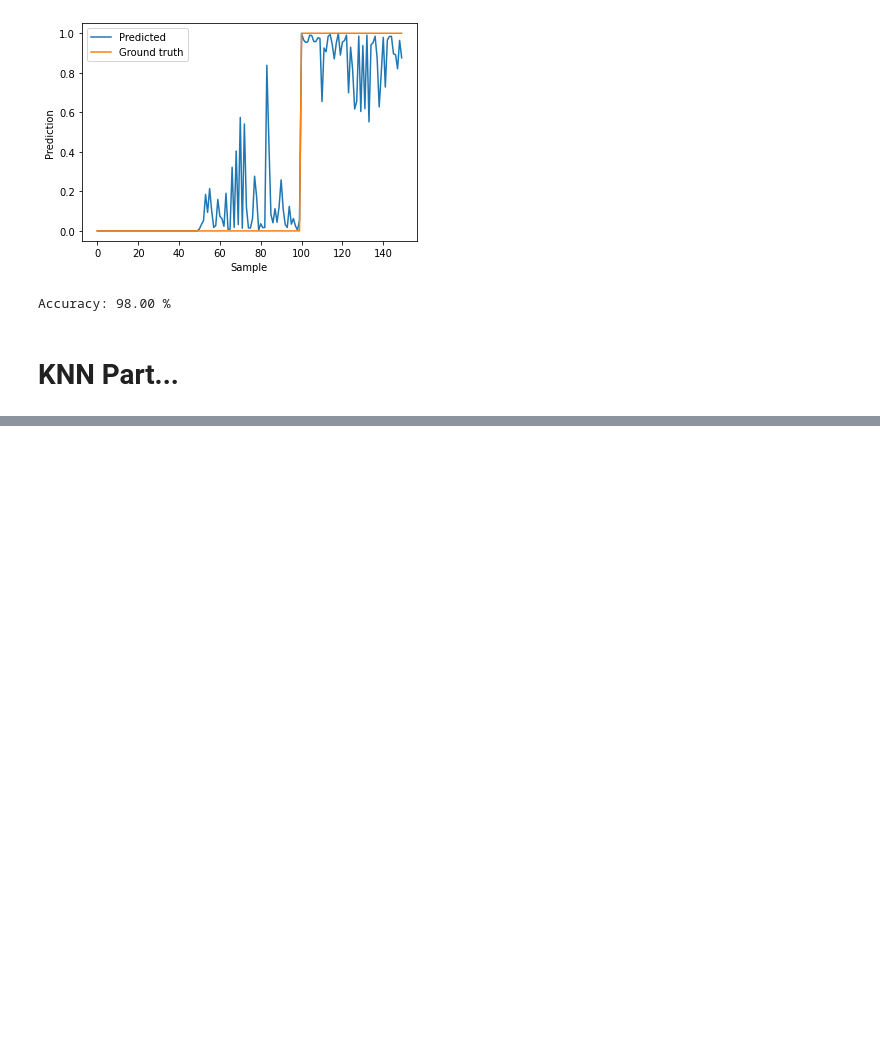
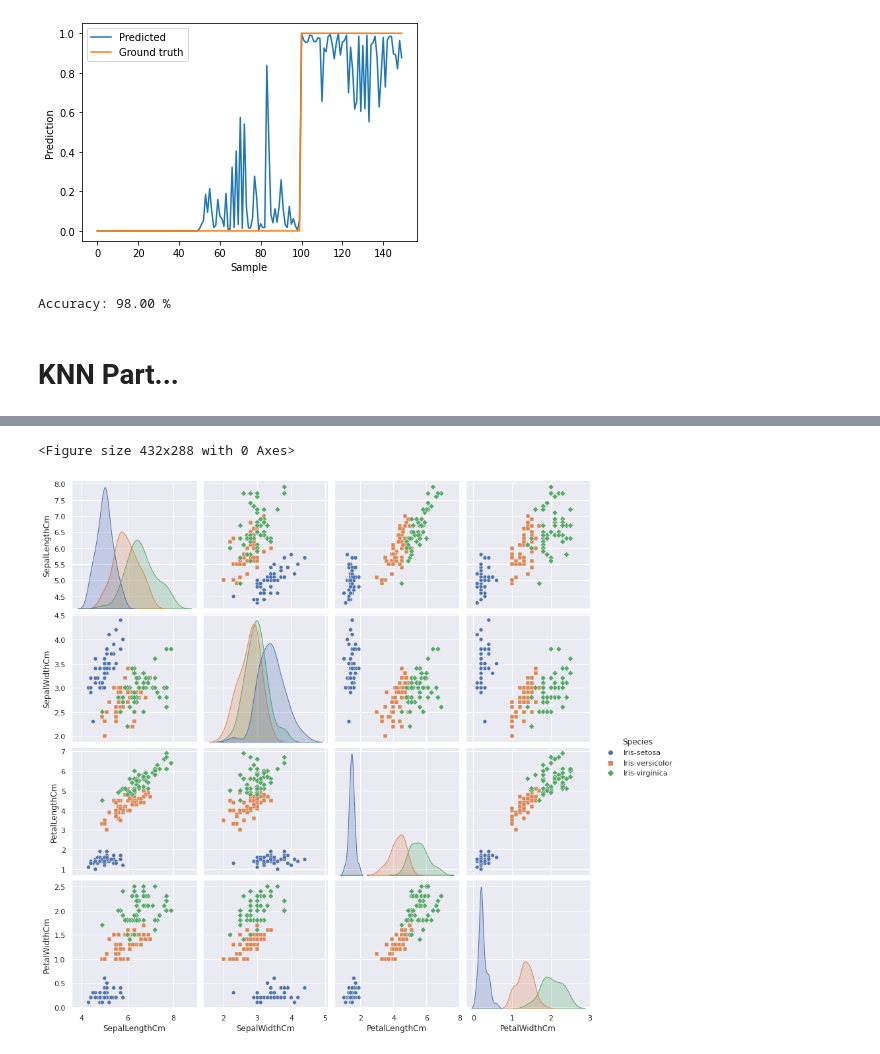
Before and after one commit to macruga/predictive-analytics, a Jupyter notebook: Iris_Classification_part_2.ipynb, the cells around one changed output, grey strips where cells are left out. Cells and saved outputs as stored; diff of their text form; code cells hidden in the pictures; blank space fills up the shorter version.

```diff
--- a/Iris_Classification_part_2.ipynb
+++ b/Iris_Classification_part_2.ipynb
@@ -272,0 +326,7 @@ from mpl_toolkits.mplot3d import Axes3D
+# %%
+plt.figure()
+sns.pairplot(dataset.drop("Id", axis=1), hue = "Species", size=3, markers=["o", "s", "D"])
+plt.show()
+# %% [output]
+<Figure size 432x288 with 0 Axes>
+[figure, added]
```
Also changed, not shown: parts of 22 cells of this notebook.
